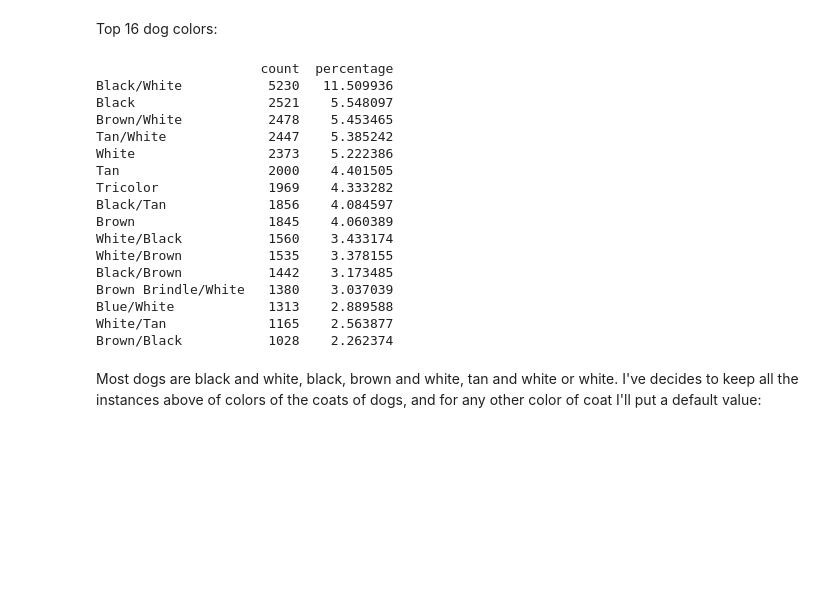
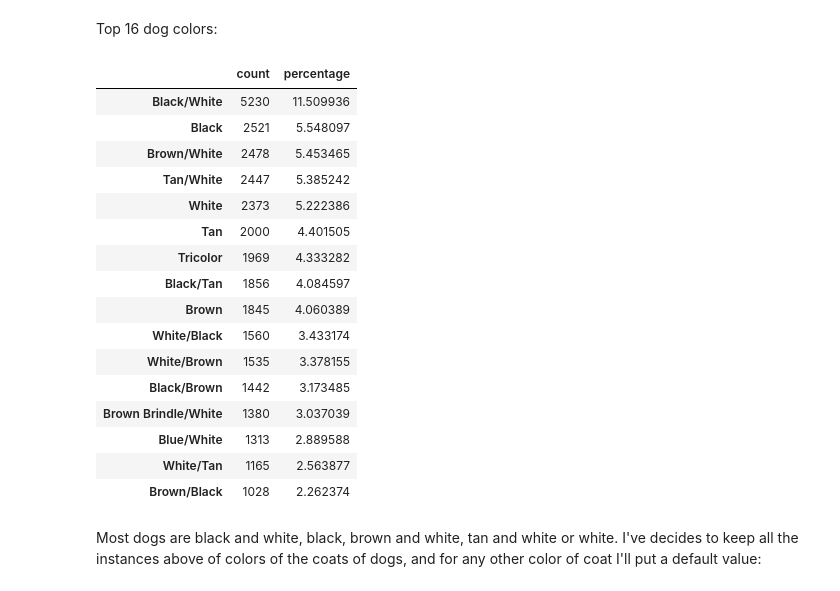
Before and after one commit to Darmendel/TDS-project, a Jupyter notebook: Final Pipeline.ipynb, the cells around one changed output. Saved outputs shown, nothing was run; the diff lists cells and outputs as text; code cells hidden in the pictures; blank space fills up the shorter version.

```diff
--- a/Final Pipeline.ipynb
+++ b/Final Pipeline.ipynb
@@ -610,26 +610,26 @@ dtf = set_top_k_colors(dtf, 'Cat', 15)
 # %% [markdown]
 Top 16 dog colors:
 # %%
-top_k_dog_colors = get_top_k(dtf, 'color', 'Dog', 16)
-print(top_k_dog_colors)
+top_k_dog_colors = pd.DataFrame(get_top_k(dtf, 'color', 'Dog', 16))
+top_k_dog_colors.head(16)
 # %% [output]
-                     count  percentage
-Black/White           5230   11.509936
-Black                 2521    5.548097
-Brown/White           2478    5.453465
-Tan/White             2447    5.385242
-White                 2373    5.222386
-Tan                   2000    4.401505
-Tricolor              1969    4.333282
-Black/Tan             1856    4.084597
-Brown                 1845    4.060389
-White/Black           1560    3.433174
-White/Brown           1535    3.378155
-Black/Brown           1442    3.173485
-Brown Brindle/White   1380    3.037039
-Blue/White            1313    2.889588
-White/Tan             1165    2.563877
-Brown/Black           1028    2.262374
+|  | count | percentage |
+| Black/White | 5230 | 11.509936 |
+| Black | 2521 | 5.548097 |
+| Brown/White | 2478 | 5.453465 |
+| Tan/White | 2447 | 5.385242 |
+| White | 2373 | 5.222386 |
+| Tan | 2000 | 4.401505 |
+| Tricolor | 1969 | 4.333282 |
+| Black/Tan | 1856 | 4.084597 |
+| Brown | 1845 | 4.060389 |
+| White/Black | 1560 | 3.433174 |
+| White/Brown | 1535 | 3.378155 |
+| Black/Brown | 1442 | 3.173485 |
+| Brown Brindle/White | 1380 | 3.037039 |
+| Blue/White | 1313 | 2.889588 |
+| White/Tan | 1165 | 2.563877 |
+| Brown/Black | 1028 | 2.262374 |
 # %% [markdown]
 Most dogs are black and white, black, brown and white, tan and white or white. I've decides to keep all the instances above of colors of the coats of dogs, and for any other color of coat I'll put a default value:
 # %%
```
Also changed, not shown: parts of 16 cells of this notebook.
